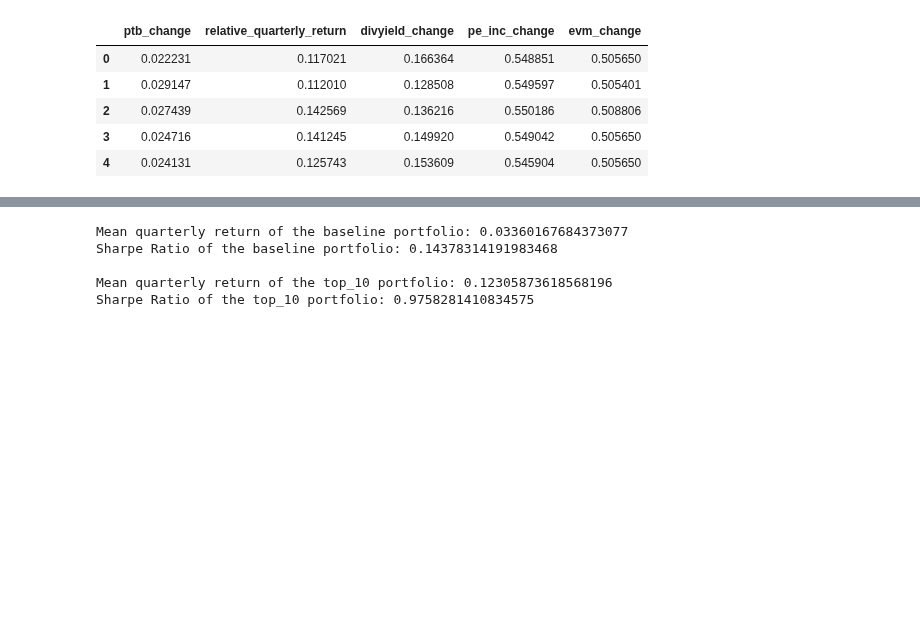
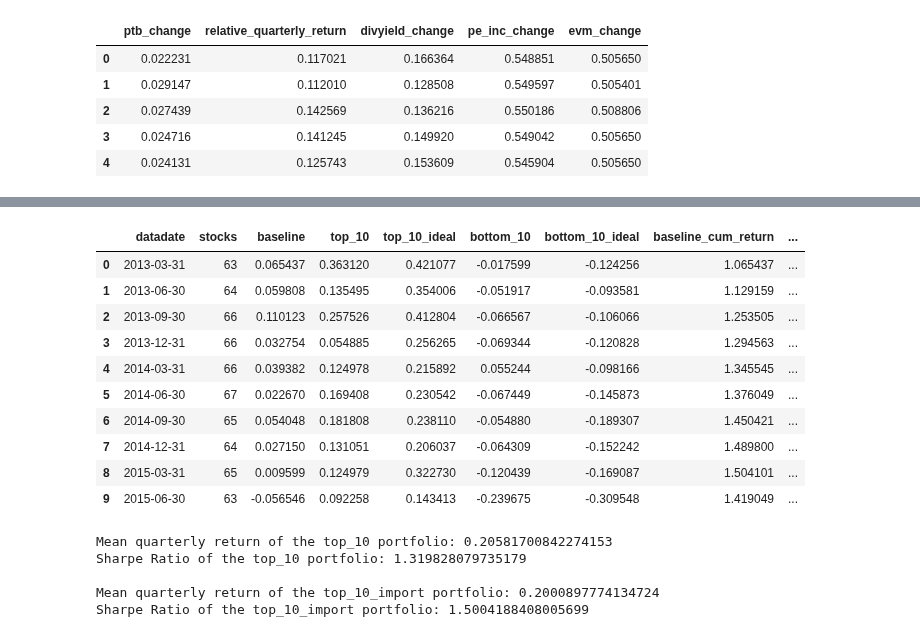
Before and after one commit to edocampione/4YP, a Jupyter notebook: models/global.ipynb, the cells around one changed output, grey strips where cells are left out. Drawn from its saved outputs; the diff is of its cells as text; code cells hidden in the pictures; blank space fills up the shorter version.

```diff
--- a/models/global.ipynb
+++ b/models/global.ipynb
@@ -659,5 +610,62 @@ df_avg.head(100)
+# %%
+def softmax_weighted_return(df, sort_col, target_col, n=5, largest=True):
+    if largest:
+        selected = df.nlargest(n, sort_col)
+    else:
+        selected = df.nsmallest(n, sort_col)
+    # Compute softmax weights from the predicted scores:
+    e_scores = np.exp(selected[sort_col])
+    weights = e_scores / e_scores.sum()
+    return (selected[target_col] * weights).sum()
+
+def exponential_weighted_return(df, sort_col, target_col, n=10, largest=True, alpha=0.5):
+    if largest:
+        selected = df.nlargest(n, sort_col)
+    else:
+        selected = df.nsmallest(n, sort_col)
+    selected = selected.sort_values(by=sort_col, ascending=not largest).copy()
+    selected['rank'] = range(1, len(selected) + 1)
+    # Exponential weights: weight = exp(-alpha * (rank - 1))
+    selected['weight'] = np.exp(-alpha * (selected['rank'] - 1))
+    selected['weight'] /= selected['weight'].sum()  # Normalize weights
+    return (selected[target_col] * selected['weight']).sum()
+
+# For the predicted top 10, weight by predicted returns ('pred_rank_score')
+df_avg['top_10_import'] = results.groupby('datadate').apply(
+    lambda group: exponential_weighted_return(
+        group,
+        sort_col='y_pred_import',
+        target_col='next_prccq_change',
+        largest=True
+    )
+).reset_index(level=0, drop=True)
+
+# For the predicted bottom 10, weight by predicted returns
+df_avg['bottom_10_import'] = results.groupby('datadate').apply(
+    lambda group: exponential_weighted_return(
+        group,
+        sort_col='y_pred_import',
+        target_col='next_prccq_change',
+        largest=False
+    )
+).reset_index(level=0, drop=True)
+
+# Display the first 100 rows of the new dataframe
+df_avg.head(10)
+# %% [output]
+|  | datadate | stocks | baseline | top_10 | top_10_ideal | bottom_10 | bottom_10_ideal | baseline_cum_return | ... |
+| 0 | 2013-03-31 | 63 | 0.065437 | 0.363120 | 0.421077 | -0.017599 | -0.124256 | 1.065437 | ... |
+| 1 | 2013-06-30 | 64 | 0.059808 | 0.135495 | 0.354006 | -0.051917 | -0.093581 | 1.129159 | ... |
+| 2 | 2013-09-30 | 66 | 0.110123 | 0.257526 | 0.412804 | -0.066567 | -0.106066 | 1.253505 | ... |
+| 3 | 2013-12-31 | 66 | 0.032754 | 0.054885 | 0.256265 | -0.069344 | -0.120828 | 1.294563 | ... |
+| 4 | 2014-03-31 | 66 | 0.039382 | 0.124978 | 0.215892 | 0.055244 | -0.098166 | 1.345545 | ... |
+| 5 | 2014-06-30 | 67 | 0.022670 | 0.169408 | 0.230542 | -0.067449 | -0.145873 | 1.376049 | ... |
+| 6 | 2014-09-30 | 65 | 0.054048 | 0.181808 | 0.238110 | -0.054880 | -0.189307 | 1.450421 | ... |
+| 7 | 2014-12-31 | 64 | 0.027150 | 0.131051 | 0.206037 | -0.064309 | -0.152242 | 1.489800 | ... |
+| 8 | 2015-03-31 | 65 | 0.009599 | 0.124979 | 0.322730 | -0.120439 | -0.169087 | 1.504101 | ... |
+| 9 | 2015-06-30 | 63 | -0.056546 | 0.092258 | 0.143413 | -0.239675 | -0.309548 | 1.419049 | ... |
 # %%
-for portfolio in ['baseline', 'top_10']:
+for portfolio in ['top_10', 'top_10_import']:
 
     mean_return = df_avg[portfolio].mean()
 
@@ -675,8 +683,8 @@ for portfolio in ['baseline', 'top_10']:
     print(f"Sharpe Ratio of the {portfolio} portfolio: {sharpe_ratio}")
     print("")
 # %% [output]
-Mean quarterly return of the baseline portfolio: 0.03360167684373077
-Sharpe Ratio of the baseline portfolio: 0.14378314191983468
+Mean quarterly return of the top_10 portfolio: 0.20581700842274153
+Sharpe Ratio of the top_10 portfolio: 1.319828079735179
 
-Mean quarterly return of the top_10 portfolio: 0.12305873618568196
-Sharpe Ratio of the top_10 portfolio: 0.9758281410834575
+Mean quarterly return of the top_10_import portfolio: 0.2000897774134724
+Sharpe Ratio of the top_10_import portfolio: 1.5004188408005699
```
Also changed, not shown: parts of 8 cells of this notebook, 3 other files.
